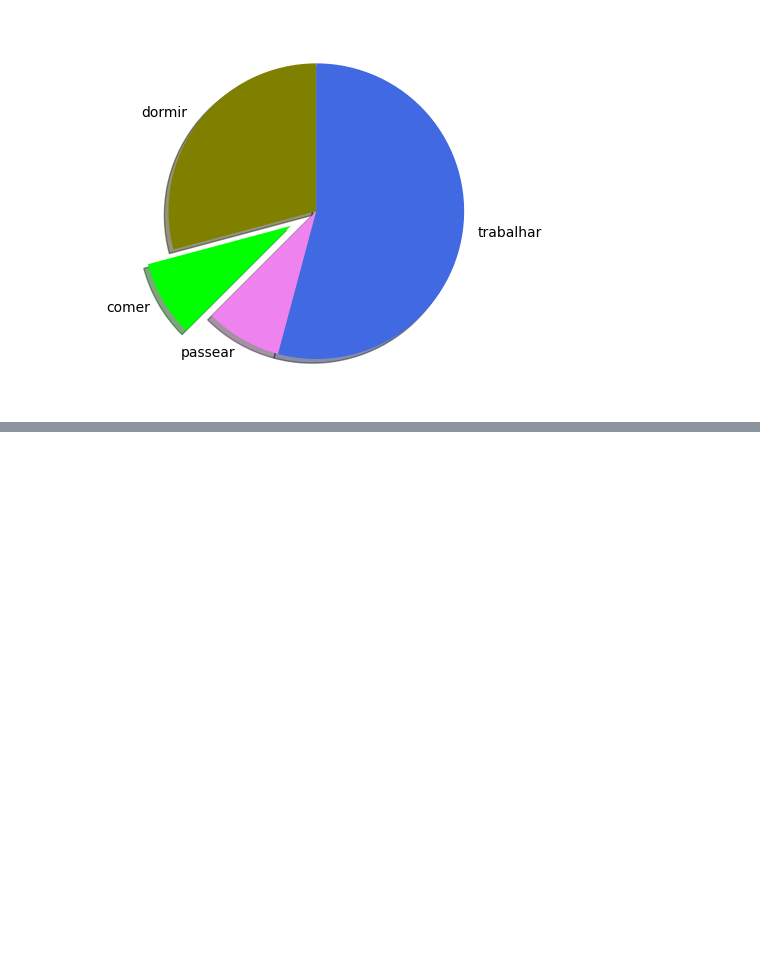
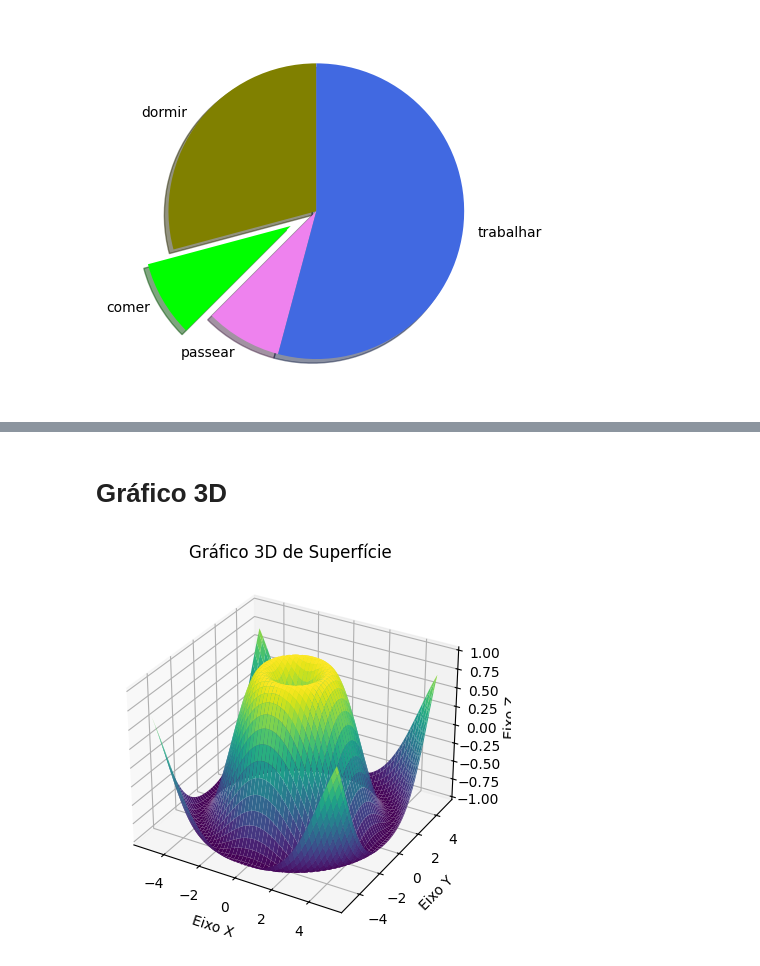
Before and after one commit to JulioFigueiredo/Python_DSA, a Jupyter notebook: Modulo_Graficos/matplotlib.ipynb, the cells around one changed output, grey strips where cells are left out. Saved outputs shown, nothing was run; the diff lists cells and outputs as text; code cells hidden in the pictures; blank space fills up the shorter version.

```diff
--- a/Modulo_Graficos/matplotlib.ipynb
+++ b/Modulo_Graficos/matplotlib.ipynb
@@ -81,0 +102,30 @@ plt.show()
+# %% [markdown]
+# Gráfico 3D
+# %%
+import numpy as np
+import matplotlib.pyplot as plt
+from mpl_toolkits.mplot3d import Axes3D
+
+# Criação dos dados
+x = np.linspace(-5, 5, 100)
+y = np.linspace(-5, 5, 100)
+x, y = np.meshgrid(x, y)
+z = np.sin(np.sqrt(x**2 + y**2))
+
+# Criação da figura
+fig = plt.figure()
+ax = fig.add_subplot(111, projection='3d')
+
+# Plotar a superfície
+ax.plot_surface(x, y, z, cmap='viridis')
+
+# Títulos e rótulos
+ax.set_title("Gráfico 3D de Superfície")
+ax.set_xlabel("Eixo X")
+ax.set_ylabel("Eixo Y")
+ax.set_zlabel("Eixo Z")
+
+# Exibir o gráfico
+plt.show()
+# %% [output]
+[figure, added]
```
Also changed, not shown: parts of 2 cells of this notebook, 2 other files.
